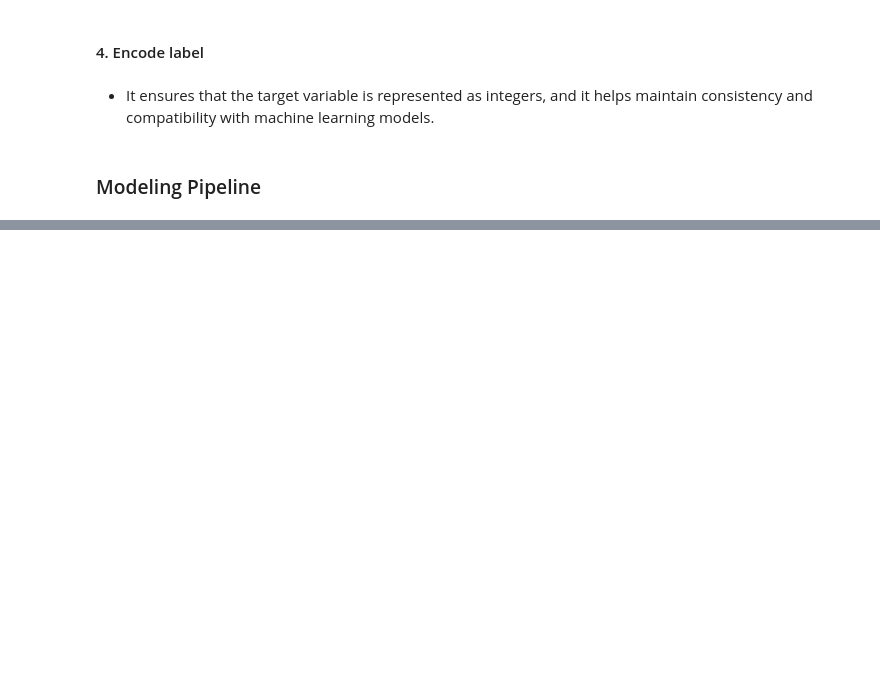
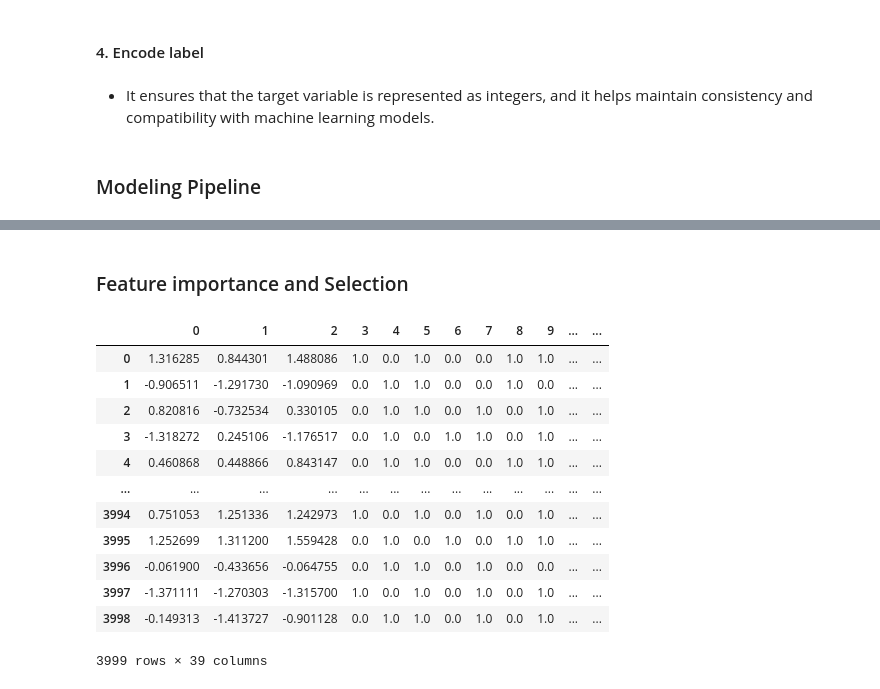
Before and after one commit to Patoski254/Customer_Churn_Predicting, a Jupyter notebook: notebook.ipynb, the cells around one changed output, grey strips where cells are left out. Drawn from its saved outputs; the diff is of its cells as text; code cells hidden in the pictures; blank space fills up the shorter version.

```diff
--- a/notebook.ipynb
+++ b/notebook.ipynb
@@ -1408,0 +1615,34 @@ print("Accuracy:", accuracy_3)
+# %%
+
+# Initialize an empty DataFrame to store results
+smote_df = pd.DataFrame(columns=['Model_name', 'Accuracy', 'Precision', 'Recall', 'F1_Score'])
+
+# Iterate over each model and apply SMOTE during training
+for model_name, classifier in models.items():
+    # Create a pipeline with preprocessing, SMOTE, and the classifier
+    pipeline = imbpipeline(steps=[
+        ('preprocessor', preprocessor),
+        ('smote', SMOTE(random_state=42)),
+        ('classifier', classifier)
+    ])
+
+    # Fit the pipeline to the training data
+    pipeline.fit(X_train, y_train_encoded)
+
+    # Make predictions on the test data
+    smote_y_pred = pipeline.predict(X_train)
+
+    # Calculate classification metrics using classification_report
+    smote_dict = classification_report(y_test_encoded, smote_y_pred, output_dict=True)
+
+    # Extract relevant metrics
+    accuracy = smote_dict['accuracy']
+    precision = smote_dict['weighted avg']['precision']
+    recall = smote_dict['weighted avg']['recall']
+    f1_score = smote_dict['weighted avg']['f1-score']
+
+    # Append the results to the DataFrame
+    smote_df.loc[len(smote_df)] = [model_name, accuracy, precision, recall, f1_score]
+
+# Print the results DataFrame
+smote_df
@@ -1408,0 +1665,18 @@ print("Accuracy:", accuracy_3)
+# %% [markdown]
+### Feature importance and Selection
+# %%
+pd.DataFrame(preprocessor.fit_transform(X_train))
+# %% [output]
+|  | 0 | 1 | 2 | 3 | 4 | 5 | 6 | 7 | 8 | 9 | ... | ... |
+| 0 | 1.316285 | 0.844301 | 1.488086 | 1.0 | 0.0 | 1.0 | 0.0 | 0.0 | 1.0 | 1.0 | ... | ... |
+| 1 | -0.906511 | -1.291730 | -1.090969 | 0.0 | 1.0 | 1.0 | 0.0 | 0.0 | 1.0 | 0.0 | ... | ... |
+| 2 | 0.820816 | -0.732534 | 0.330105 | 0.0 | 1.0 | 1.0 | 0.0 | 1.0 | 0.0 | 1.0 | ... | ... |
+| 3 | -1.318272 | 0.245106 | -1.176517 | 0.0 | 1.0 | 0.0 | 1.0 | 1.0 | 0.0 | 1.0 | ... | ... |
+| 4 | 0.460868 | 0.448866 | 0.843147 | 0.0 | 1.0 | 1.0 | 0.0 | 0.0 | 1.0 | 1.0 | ... | ... |
+| ... | ... | ... | ... | ... | ... | ... | ... | ... | ... | ... | ... | ... |
+| 3994 | 0.751053 | 1.251336 | 1.242973 | 1.0 | 0.0 | 1.0 | 0.0 | 1.0 | 0.0 | 1.0 | ... | ... |
+| 3995 | 1.252699 | 1.311200 | 1.559428 | 0.0 | 1.0 | 0.0 | 1.0 | 0.0 | 1.0 | 1.0 | ... | ... |
+| 3996 | -0.061900 | -0.433656 | -0.064755 | 0.0 | 1.0 | 1.0 | 0.0 | 1.0 | 0.0 | 0.0 | ... | ... |
+| 3997 | -1.371111 | -1.270303 | -1.315700 | 1.0 | 0.0 | 1.0 | 0.0 | 1.0 | 0.0 | 1.0 | ... | ... |
+| 3998 | -0.149313 | -1.413727 | -0.901128 | 0.0 | 1.0 | 1.0 | 0.0 | 1.0 | 0.0 | 1.0 | ... | ... |
+3999 rows × 39 columns
```
Also changed, not shown: parts of 76 cells of this notebook, 2 other files.
